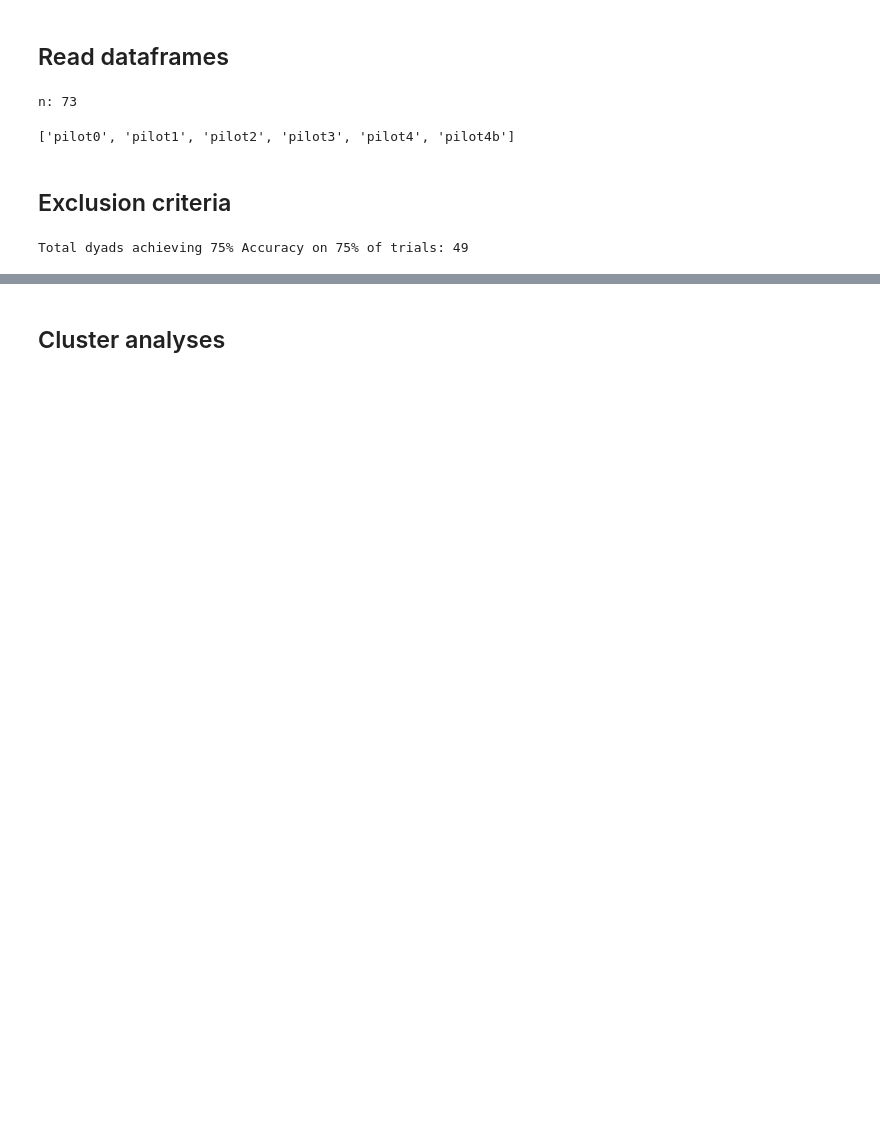
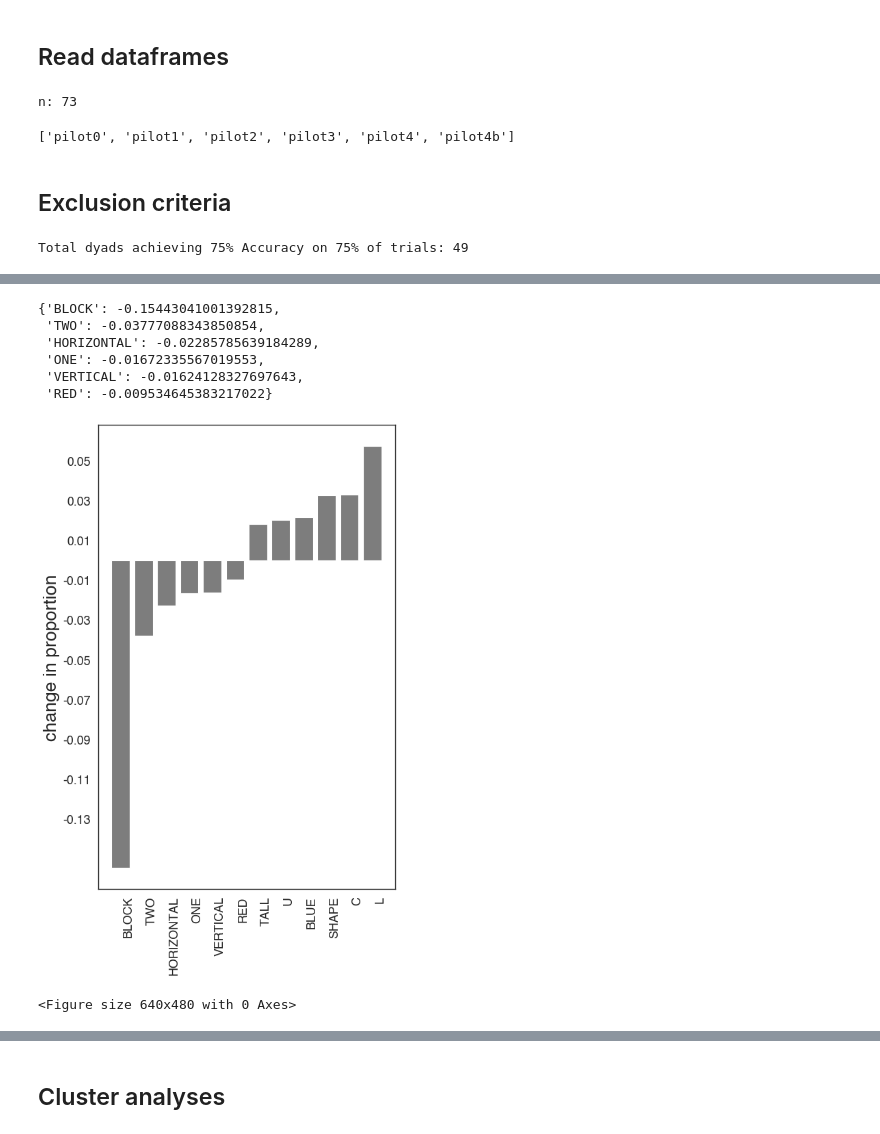
Before and after one commit to cogtoolslab/compositional-abstractions, a Jupyter notebook: analysis/paired_building/ms/ca_ms_analyses.ipynb, the cells around one changed output, grey strips where cells are left out. Drawn from its saved outputs; the diff is of its cells as text; code cells hidden in the pictures; blank space fills up the shorter version.

```diff
--- a/analysis/paired_building/ms/ca_ms_analyses.ipynb
+++ b/analysis/paired_building/ms/ca_ms_analyses.ipynb
@@ -138,6 +178,6 @@ df_refexp.head()
 # %%
 # create support
-split_words = df_refexp['content'].apply(lambda x: x.split())
+split_words = df_ref_exps['BOW_concat'].apply(lambda x: x.split())
 all_words = list(pd.Series([st for row in split_words for st in row]).unique())
 support = {}
 for word in all_words:
@@ -171,7 +211,7 @@ def jsdiv(P, Q):
 
     return 0.5 * (_kldiv(P, M) +_kldiv(Q, M))
 # %%
-df_refexp['word_pdist'] = df_refexp.apply(get_pdist, axis = 1)
-df_refexp['word_pdist_numeric'] = df_refexp['word_pdist'].apply(lambda dist: list(dist.values()))
+df_ref_exps['word_pdist'] = df_ref_exps.apply(get_pdist, axis = 1)
+df_ref_exps['word_pdist_numeric'] = df_ref_exps['word_pdist'].apply(lambda dist: list(dist.values()))
 # %%
 for w in all_words:
@@ -193,0 +254,14 @@ See the caveats in the documentation: https://pandas.pydata.org/pandas-docs/stab
+# %%
+df_ref_exps_rep = df_ref_exps.groupby('rep')['BOW_concat'].apply(lambda group:' '.join(group)).reset_index()
+df_ref_exps_rep['word_freq'] = df_ref_exps_rep['BOW_concat'].apply(lambda x: Counter(x.split()))
+df_ref_exps_rep['word_pdist'] = df_ref_exps_rep.apply(get_pdist, axis=1)
+df_ref_exps_rep['word_pdist_numeric'] = df_ref_exps_rep['word_pdist'].apply(lambda dist: list(dist.values()))
+df_ref_exps_rep.index=df_ref_exps_rep['rep']
+# %%
+rep_a = 1
+rep_b = 4
+
+rep_diff = {}
+
+for _, (k, rep_a_v) in enumerate(df_ref_exps_rep.loc[rep_a,'word_pdist'].items()):
+    rep_diff[k] = df_ref_exps_rep.loc[rep_b,'word_pdist'][k] - rep_a_v
@@ -193,0 +280,11 @@ See the caveats in the documentation: https://pandas.pydata.org/pandas-docs/stab
+# %%
+bottom_n = dict(sorted(rep_diff.items(), key=lambda item: item[1], reverse=False)[:n])
+
+bottom_n
+# %% [output]
+{'BLOCK': -0.15443041001392815,
+ 'TWO': -0.03777088343850854,
+ 'HORIZONTAL': -0.02285785639184289,
+ 'ONE': -0.01672335567019553,
+ 'VERTICAL': -0.01624128327697643,
+ 'RED': -0.009534645383217022}
@@ -193,0 +293,41 @@ See the caveats in the documentation: https://pandas.pydata.org/pandas-docs/stab
+# %%
+from matplotlib.ticker import FormatStrFormatter
+
+font = {'fontname':'Helvetica'}
+sns.set_theme(style='white')
+
+x_limit = 6
+
+labels, values = zip(*rep_diff.items())
+
+# sort your values in descending order
+indSort_high = np.argsort(values)[::-1]
+indSort_low = np.argsort(values)
+
+# rearrange your data
+#labels = np.array(labels)[indSort_high][:x_limit][::-1]
+labels = np.concatenate([np.array(labels)[indSort_low][:x_limit],np.array(labels)[indSort_high][:x_limit][::-1]])
+#values = np.array(values)[indSort_high][:x_limit][::-1]
+values = np.concatenate([np.array(values)[indSort_low][:x_limit], np.array(values)[indSort_high][:x_limit][::-1]])
+
+indexes = np.arange(len(labels))
+
+bar_width = 0.35
+
+fig = plt.figure(num=None, figsize=(7, 11), dpi=80, facecolor='w', edgecolor='k')
+ax = fig.add_subplot(111)
+ax.bar(indexes, values, color = "#7D7D7D")
+ax.yaxis.set_major_formatter(FormatStrFormatter('%.2f'))
+
+# add labels
+plt.yticks(fontsize=16, **font)
+plt.xticks(indexes + bar_width, labels,  rotation='vertical', fontsize=16, **font)
+plt.ylabel("change in proportion", size = 24, **font)
+plt.yticks(np.arange(-.13,.06, .02))
+ax.axes.get_xaxis().set_visible(True)
+#plt.title("highest delta words", size = 24, **font)
+plt.show()
+plt.savefig('plots/word_delta_hist.pdf')
+# %% [output]
+[figure, added]
+<Figure size 640x480 with 0 Axes>
```
Also changed, not shown: parts of 24 cells of this notebook, 5 other files.
